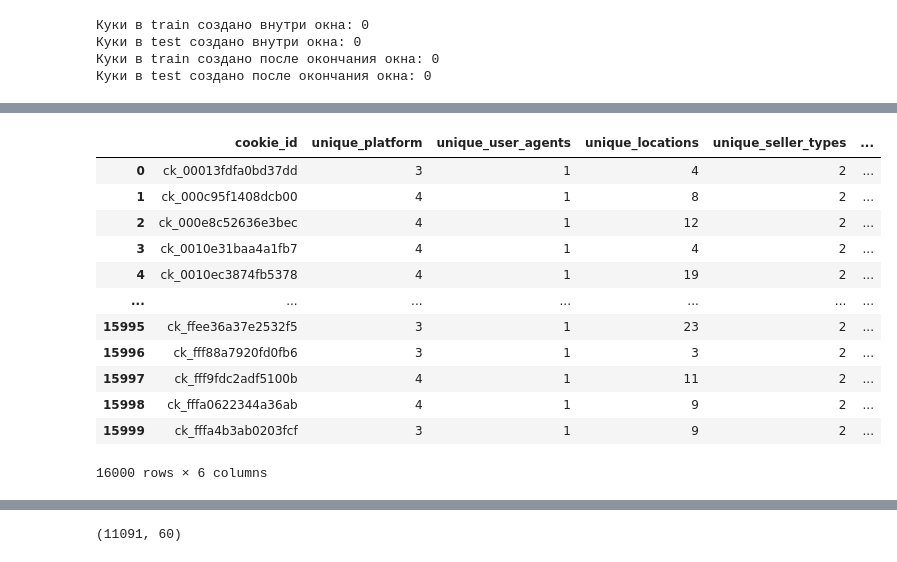
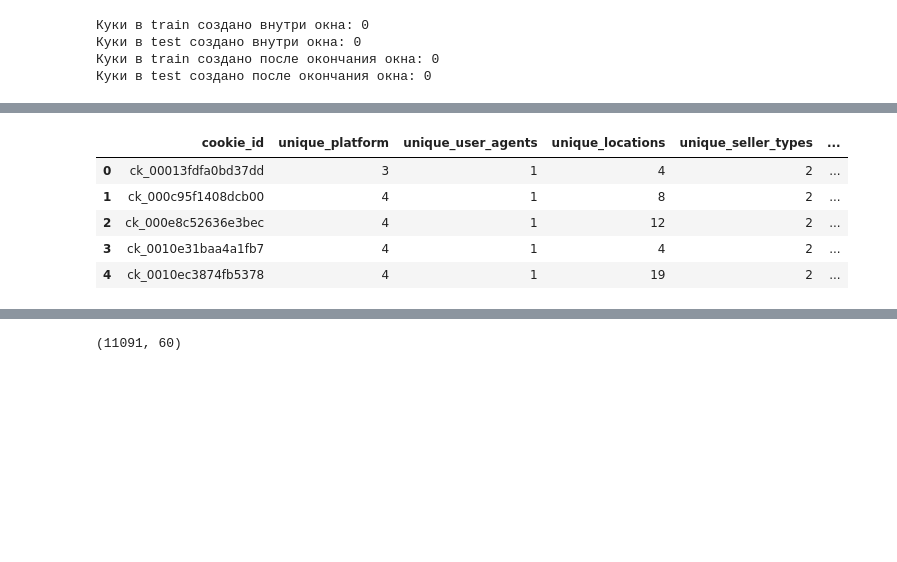
Before and after one commit to Nochami4/avito-bot-detection, a Jupyter notebook: solution.ipynb, the cells around one changed output, grey strips where cells are left out. Cells and saved outputs as stored; diff of their text form; code cells hidden in the pictures; blank space fills up the shorter version.

```diff
--- a/solution.ipynb
+++ b/solution.ipynb
@@ -613,31 +653,24 @@ features
 # %%
 diversity_features = (
     events_in_window.groupby("cookie_id")
     .agg(
         unique_platform=("platform", "nunique"),
         unique_user_agents=("user_agent", "nunique"),
         unique_locations=("item_location", "nunique"),
         unique_seller_types=("seller_type", "nunique"),
         unique_search_queries=("search_query", "nunique"),
     )
     .reset_index()
 )
 
-diversity_features
+diversity_features.head()
 # %% [output]
 |  | cookie_id | unique_platform | unique_user_agents | unique_locations | unique_seller_types | ... |
 | 0 | ck_00013fdfa0bd37dd | 3 | 1 | 4 | 2 | ... |
 | 1 | ck_000c95f1408dcb00 | 4 | 1 | 8 | 2 | ... |
 | 2 | ck_000e8c52636e3bec | 4 | 1 | 12 | 2 | ... |
 | 3 | ck_0010e31baa4a1fb7 | 4 | 1 | 4 | 2 | ... |
 | 4 | ck_0010ec3874fb5378 | 4 | 1 | 19 | 2 | ... |
-| ... | ... | ... | ... | ... | ... | ... |
-| 15995 | ck_ffee36a37e2532f5 | 3 | 1 | 23 | 2 | ... |
-| 15996 | ck_fff88a7920fd0fb6 | 3 | 1 | 3 | 2 | ... |
-| 15997 | ck_fff9fdc2adf5100b | 4 | 1 | 11 | 2 | ... |
-| 15998 | ck_fffa0622344a36ab | 4 | 1 | 9 | 2 | ... |
-| 15999 | ck_fffa4b3ab0203fcf | 3 | 1 | 9 | 2 | ... |
-16000 rows × 6 columns
 # %%
 features = features.merge(
     diversity_features,
```
Also changed, not shown: parts of 63 cells of this notebook, 2 other files.
